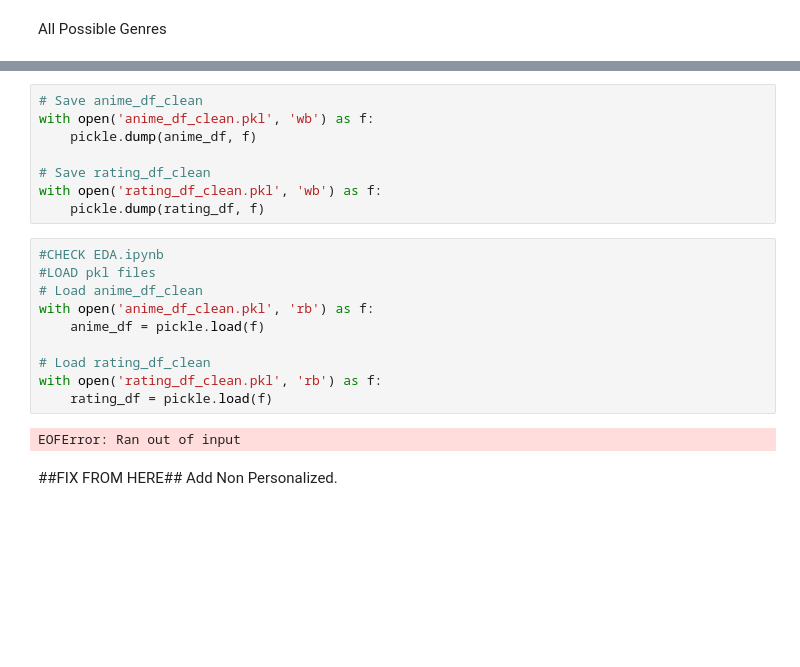
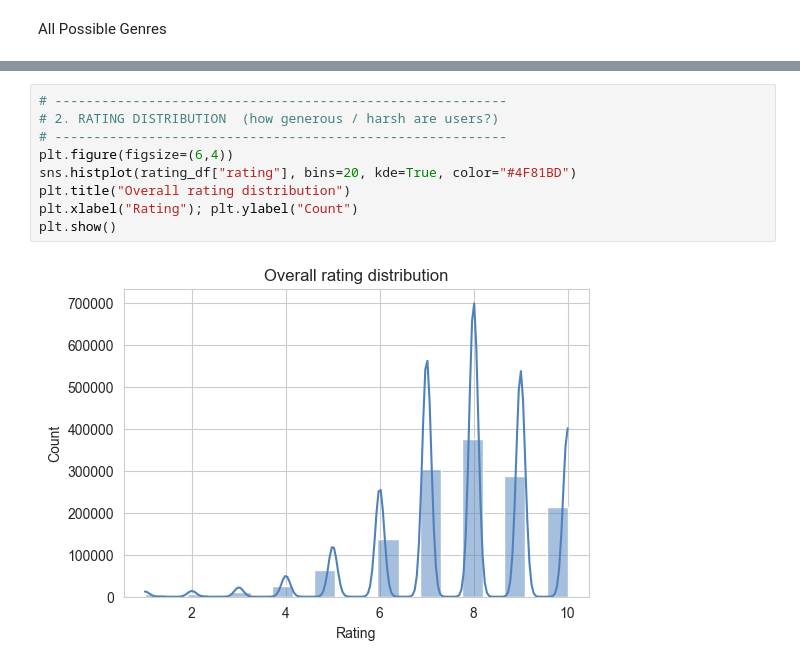
Before and after one commit to 68freeworld/Anime-Recommendation-Model, a Jupyter notebook: EDA.ipynb, the cells around one changed output, grey strips where cells are left out. Drawn from its saved outputs; the diff is of its cells as text; blank space fills up the shorter version.

```diff
--- a/EDA.ipynb
+++ b/EDA.ipynb
@@ -295,22 +298,11 @@ plt.show()
-# %%
-# Save anime_df_clean
-with open('anime_df_clean.pkl', 'wb') as f:
-    pickle.dump(anime_df, f)
-
-# Save rating_df_clean
-with open('rating_df_clean.pkl', 'wb') as f:
-    pickle.dump(rating_df, f)
-# %%
-#CHECK EDA.ipynb
-#LOAD pkl files
-# Load anime_df_clean
-with open('anime_df_clean.pkl', 'rb') as f:
-    anime_df = pickle.load(f)
-
-# Load rating_df_clean
-with open('rating_df_clean.pkl', 'rb') as f:
-    rating_df = pickle.load(f)
-# %% [output]
-EOFError: Ran out of input
-# %% [markdown]
-##FIX FROM HERE## Add Non Personalized.
+# %%
+# ----------------------------------------------------------
+# 2. RATING DISTRIBUTION  (how generous / harsh are users?)
+# ----------------------------------------------------------
+plt.figure(figsize=(6,4))
+sns.histplot(rating_df["rating"], bins=20, kde=True, color="#4F81BD")
+plt.title("Overall rating distribution")
+plt.xlabel("Rating"); plt.ylabel("Count")
+plt.show()
+# %% [output]
+[figure, added]
```
Also changed, not shown: parts of 31 cells of this notebook, 1 other file.
